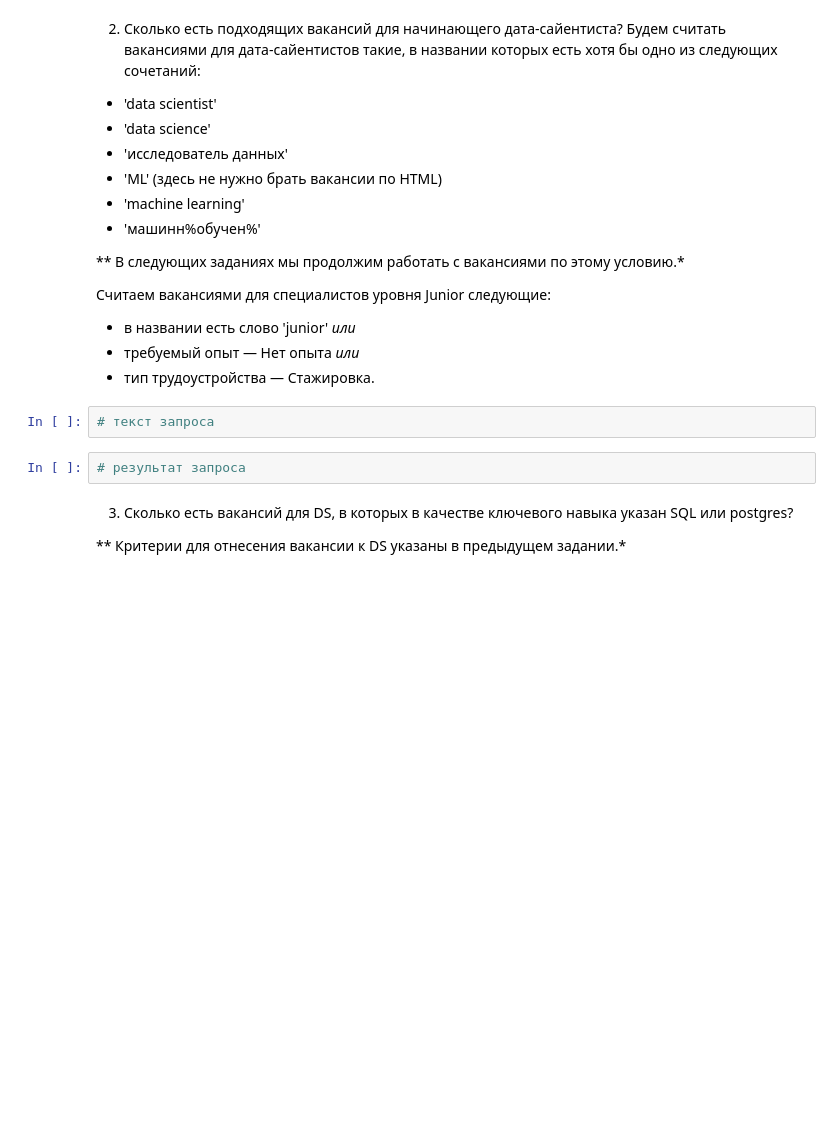
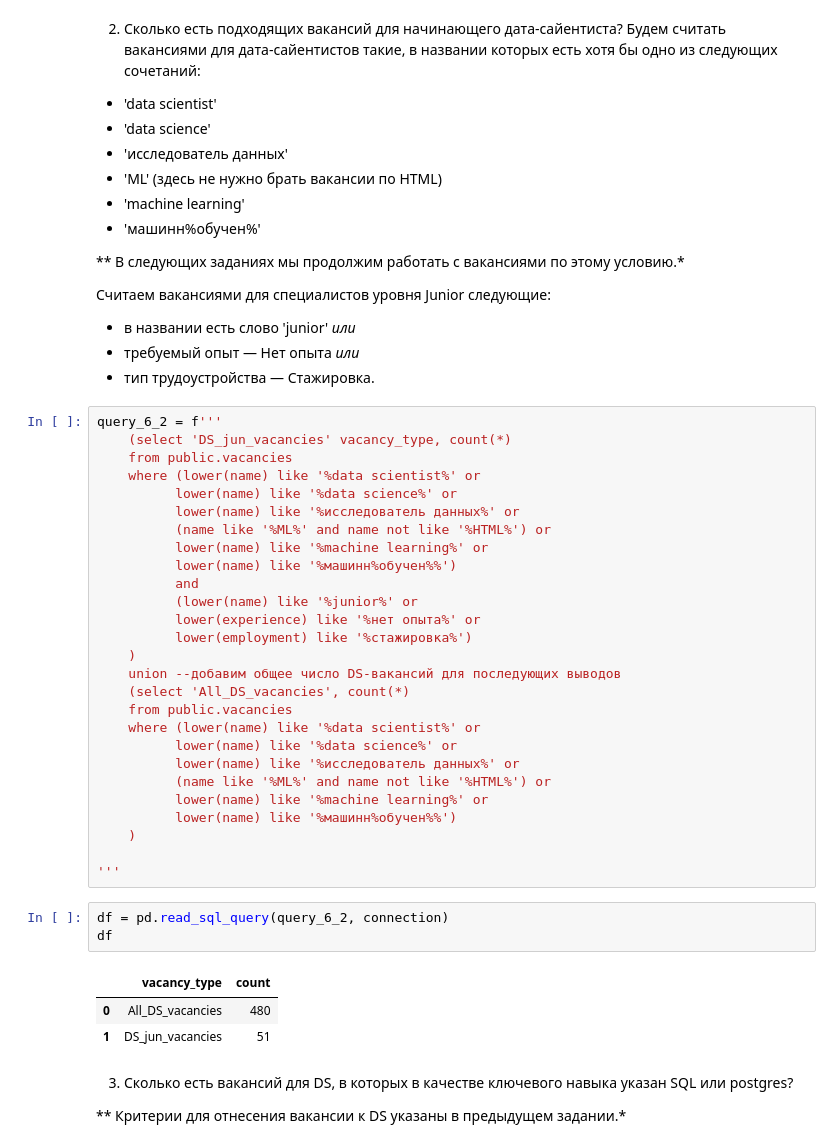
Before and after one commit to illbeurs/DS-Course, a Jupyter notebook: DS_Course_Folder/My projects/Profect_2/Project_2_main.ipynb, the cells around one changed output. Drawn from its saved outputs; the diff is of its cells as text; blank space fills up the shorter version.

```diff
--- a/DS_Course_Folder/My projects/Profect_2/Project_2_main.ipynb
+++ b/DS_Course_Folder/My projects/Profect_2/Project_2_main.ipynb
@@ -439,9 +451,39 @@ df
 * требуемый опыт — Нет опыта *или*
 * тип трудоустройства — Стажировка.
 # %%
-# текст запроса
+query_6_2 = f'''
+    (select 'DS_jun_vacancies' vacancy_type, count(*)
+    from public.vacancies
+    where (lower(name) like '%data scientist%' or
+          lower(name) like '%data science%' or
+          lower(name) like '%исследователь данных%' or
+          (name like '%ML%' and name not like '%HTML%') or
+          lower(name) like '%machine learning%' or
+          lower(name) like '%машинн%обучен%%')
+          and
+          (lower(name) like '%junior%' or
+          lower(experience) like '%нет опыта%' or
+          lower(employment) like '%стажировка%')
+    )
+    union --добавим общее число DS-вакансий для последующих выводов
+    (select 'All_DS_vacancies', count(*)
+    from public.vacancies
+    where (lower(name) like '%data scientist%' or
+          lower(name) like '%data science%' or
+          lower(name) like '%исследователь данных%' or
+          (name like '%ML%' and name not like '%HTML%') or
+          lower(name) like '%machine learning%' or
+          lower(name) like '%машинн%обучен%%')
+    )
+
+'''
 # %%
-# результат запроса
+df = pd.read_sql_query(query_6_2, connection)
+df
+# %% [output]
+|  | vacancy_type | count |
+| 0 | All_DS_vacancies | 480 |
+| 1 | DS_jun_vacancies | 51 |
 # %% [markdown]
 3. Сколько есть вакансий для DS, в которых в качестве ключевого навыка указан SQL или postgres?
 
```
Also changed, not shown: parts of 15 cells of this notebook.
